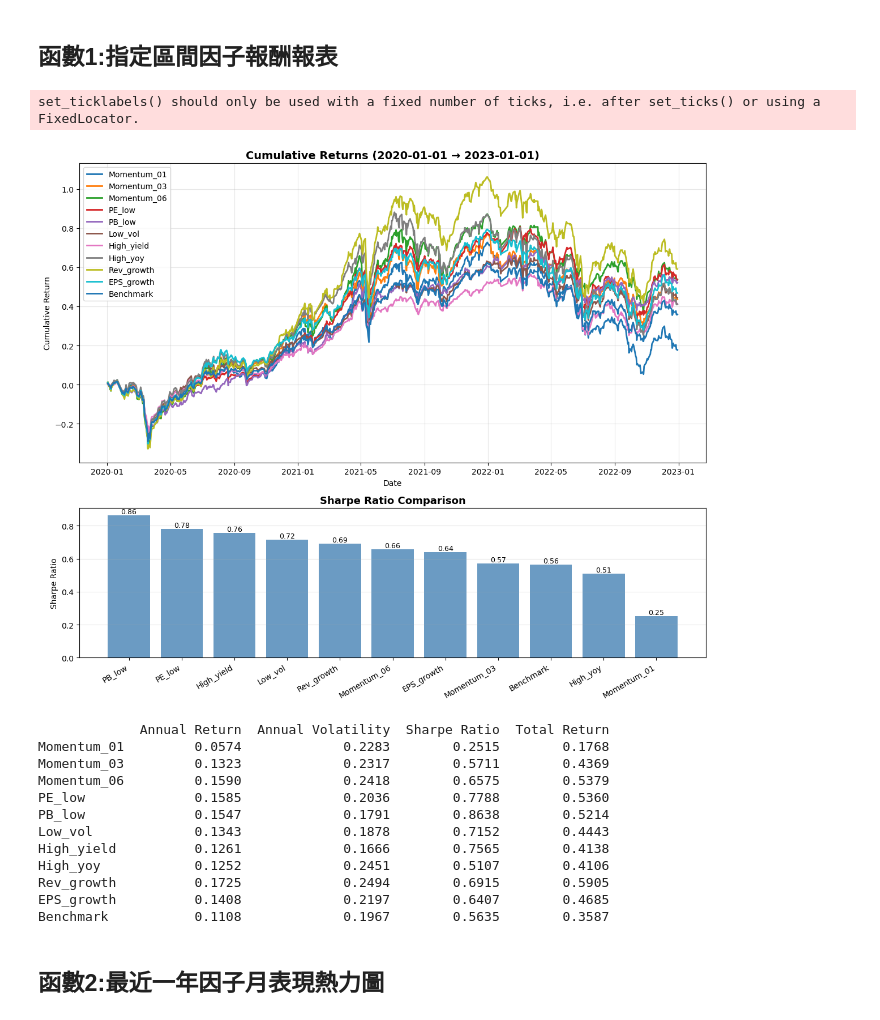
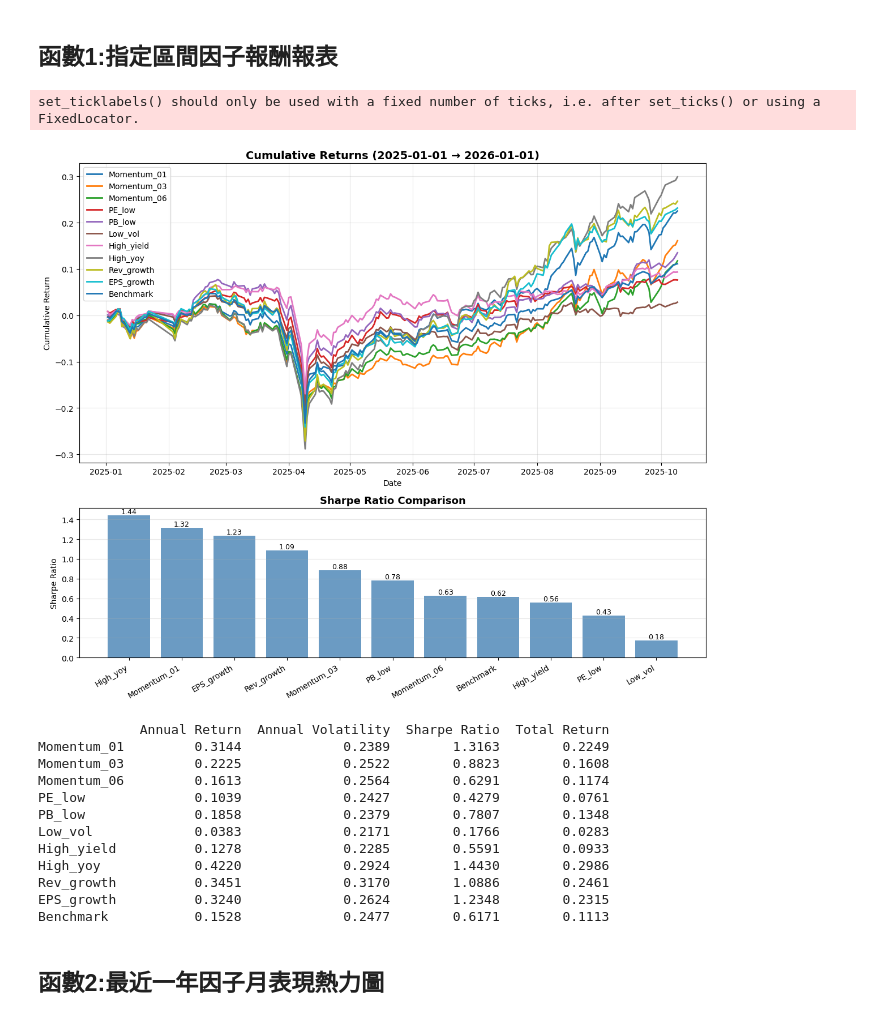
Before and after one commit to alfred0427/----_ver1, a Jupyter notebook: main.ipynb, the cells around one changed output. Cells and saved outputs as stored; diff of their text form; code cells hidden in the pictures.

```diff
--- a/main.ipynb
+++ b/main.ipynb
@@ -35,2 +14,0 @@ finance_corp = pd.read_excel("因子資料全.xlsx",sheet_name="金融保險（
-# %%
-eps= pd.read_excel("因子資料全.xlsx",sheet_name="月預估EPS")
@@ -39,12 +14,0 @@ eps= pd.read_excel("因子資料全.xlsx",sheet_name="月預估EPS")
-# %%
-price = clean_price(p)
-mktcap = clean_mktcap(mk)
-pe_ratio = clean_mktcap(pe)
-pb_ratio = clean_mktcap(pb)
-yd = clean_mktcap(y)
-beta = clean_mktcap(b)
-earn_yoy = clean_mktcap(earning)
-gross = clean_mktcap(gross_margin)
-rev = clean_mktcap(rev_margin)
-returns = price.pct_change() #returns矩陣
-eps = clean_mktcap(eps)
@@ -220,43 +243,43 @@ from interval_report import perf_report,factor_monthly_heatmap_plotly,factor_ran
 # %%
 factors = {
     "Momentum_01": ret_mom,
     "Momentum_03": ret_mom3,
     "Momentum_06": ret_mom6,
     "PE_low": ret_pe_low1,
     "PB_low": ret_pb_low1,
     "Low_vol": ret_low_vol,
     "High_yield": ret_high_yield,
     "High_yoy": ret_high_yoy,
     "Rev_growth": ret_rev_growth,
     "EPS_growth": ret_eps_growth,
     "Benchmark" : ret_top200
 }
 
 
-start= "2020-01-01"
-end= "2023-01-01"
+start= "2025-01-01"
+end= "2026-01-01"
 
 # start= "2021-01-01"
 # end= "2025-05-01"
 
 
 report = perf_report(factors, start_date=start, end_date=end)
 print(report.round(4))
 # %% [output]
 set_ticklabels() should only be used with a fixed number of ticks, i.e. after set_ticks() or using a FixedLocator.
-[figure, old version]
+[figure, new version]
              Annual Return  Annual Volatility  Sharpe Ratio  Total Return
-Momentum_01         0.0574             0.2283        0.2515        0.1768
-Momentum_03         0.1323             0.2317        0.5711        0.4369
-Momentum_06         0.1590             0.2418        0.6575        0.5379
-PE_low              0.1585             0.2036        0.7788        0.5360
-PB_low              0.1547             0.1791        0.8638        0.5214
-Low_vol             0.1343             0.1878        0.7152        0.4443
-High_yield          0.1261             0.1666        0.7565        0.4138
-High_yoy            0.1252             0.2451        0.5107        0.4106
-Rev_growth          0.1725             0.2494        0.6915        0.5905
-EPS_growth          0.1408             0.2197        0.6407        0.4685
-Benchmark           0.1108             0.1967        0.5635        0.3587
+Momentum_01         0.3144             0.2389        1.3163        0.2249
+Momentum_03         0.2225             0.2522        0.8823        0.1608
+Momentum_06         0.1613             0.2564        0.6291        0.1174
+PE_low              0.1039             0.2427        0.4279        0.0761
+PB_low              0.1858             0.2379        0.7807        0.1348
+Low_vol             0.0383             0.2171        0.1766        0.0283
+High_yield          0.1278             0.2285        0.5591        0.0933
+High_yoy            0.4220             0.2924        1.4430        0.2986
+Rev_growth          0.3451             0.3170        1.0886        0.2461
+EPS_growth          0.3240             0.2624        1.2348        0.2315
+Benchmark           0.1528             0.2477        0.6171        0.1113
 # %% [markdown]
 ## 函數2:最近一年因子月表現熱力圖
 # %%
```
Also changed, not shown: parts of 17 cells of this notebook, 1 other file.
